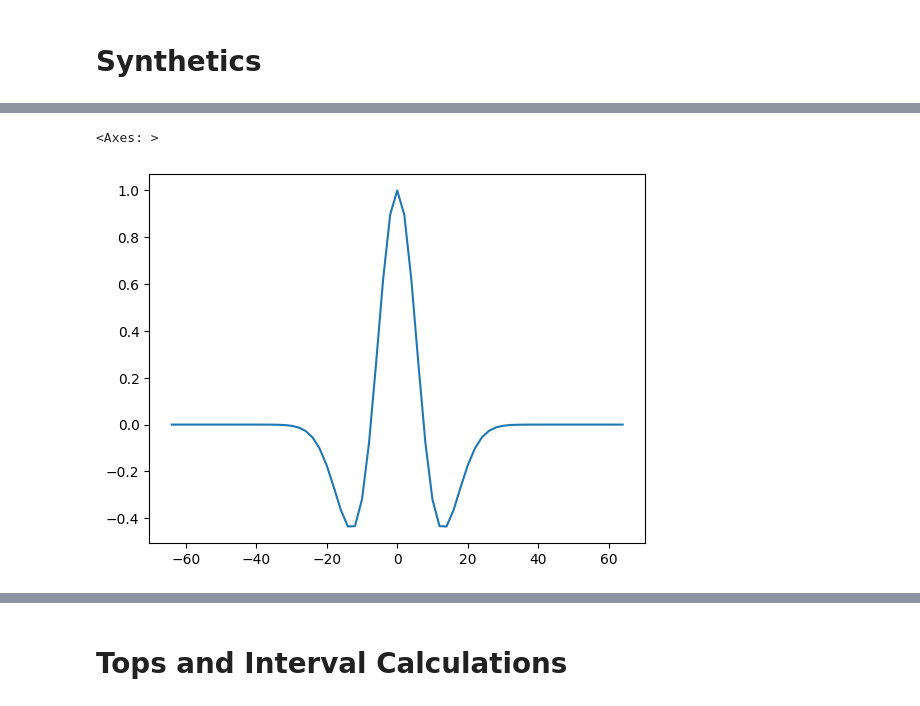
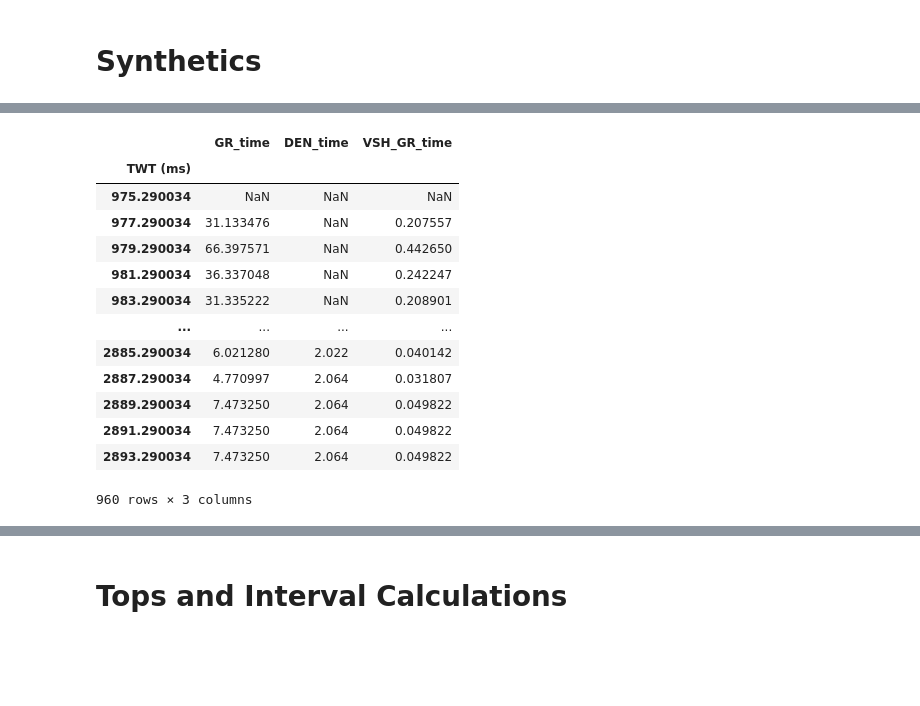
Before and after one commit to JeffRoth/rockphysics-library, a Jupyter notebook: examples/demo notebook.ipynb, the cells around one changed output, grey strips where cells are left out. Drawn from its saved outputs; the diff is of its cells as text; code cells hidden in the pictures; blank space fills up the shorter version.

```diff
--- a/examples/demo notebook.ipynb
+++ b/examples/demo notebook.ipynb
@@ -344,11 +336,11 @@ widgets.interactive(
 # %% [markdown]
 # Synthetics
 # %%
-# a) Load checkshots and create interpolators
+# a) Load checkshot and create interpolators
 import numpy as np
 import pandas as pd
-checkshots = rp.load_checkshot_data('checkshot.csv')
-depth2time, time2depth = rp.create_depth_time_interpolators(checkshots)
+checkshot = rp.load_checkshot_data('checkshot.csv')
+depth2time, time2depth = rp.create_depth_time_interpolators(checkshot)
 
 # b) Define a target time index (e.g., 2ms sample rate)
 min_time = depth2time(my_well.logs.index.min())
@@ -369,3 +362,20 @@ Depth at 2000ms: 15887.10 m
+# %%
+time_domain_df
+# %% [output]
+|  | GR_time | DEN_time | VSH_GR_time |
+| TWT (ms) |  |  |  |
+| 975.290034 | NaN | NaN | NaN |
+| 977.290034 | 31.133476 | NaN | 0.207557 |
+| 979.290034 | 66.397571 | NaN | 0.442650 |
+| 981.290034 | 36.337048 | NaN | 0.242247 |
+| 983.290034 | 31.335222 | NaN | 0.208901 |
+| ... | ... | ... | ... |
+| 2885.290034 | 6.021280 | 2.022 | 0.040142 |
+| 2887.290034 | 4.770997 | 2.064 | 0.031807 |
+| 2889.290034 | 7.473250 | 2.064 | 0.049822 |
+| 2891.290034 | 7.473250 | 2.064 | 0.049822 |
+| 2893.290034 | 7.473250 | 2.064 | 0.049822 |
+960 rows × 3 columns
 # %%
 # --- 4. Generate Synthetic Seismogram ---
 # a) Calculate reflectivity from the time-domain AI log
@@ -377,5 +383,0 @@ wavelet = rp.generate_ricker_wavelet(peak_frequency=30, length_ms=128, dt_ms=2.0
-# %%
-wavelet.plot()
-# %% [output]
-<Axes: >
-[figure, removed]
```
Also changed, not shown: parts of 11 cells of this notebook, 3 other files.
